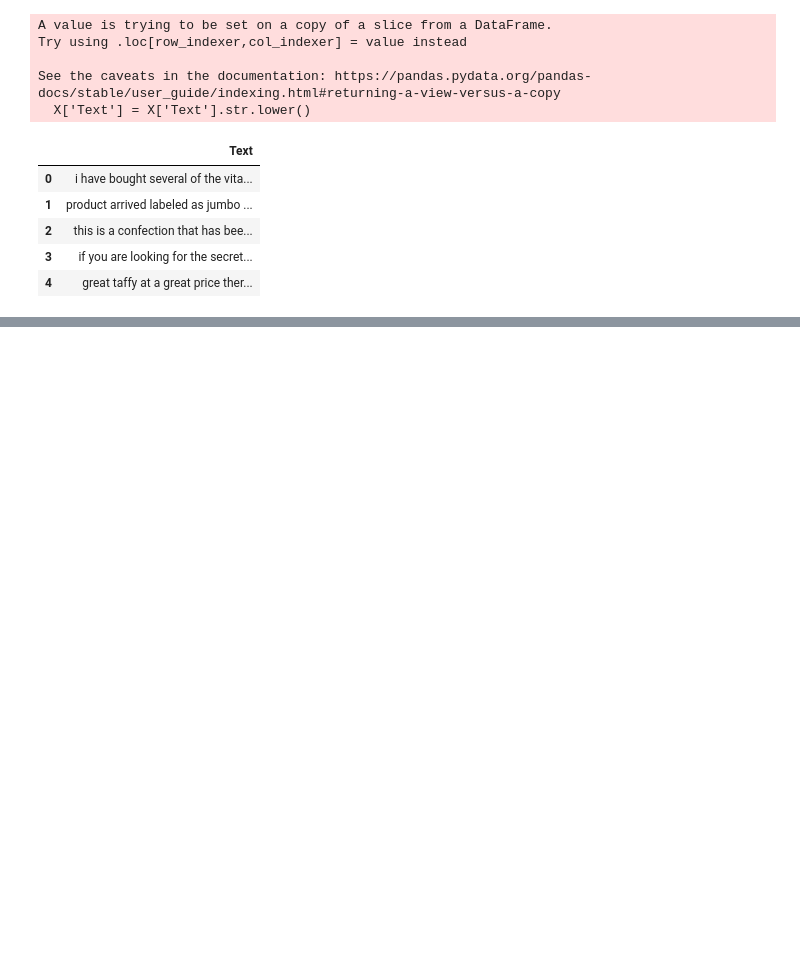
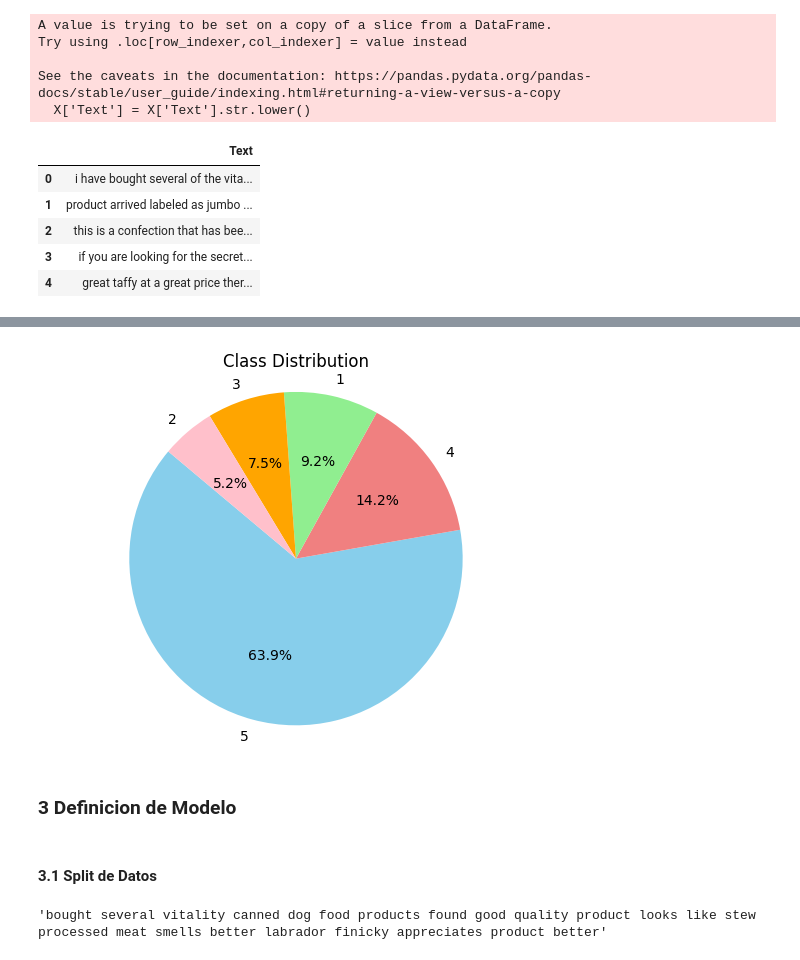
Before and after one commit to mantofer02/DataScienceBootcamp, a Jupyter notebook: FUNDATEC/MachineLearning/Quices/3/Q03_MarcoFerraro.ipynb, the cells around one changed output, grey strips where cells are left out. Saved outputs shown, nothing was run; the diff lists cells and outputs as text; code cells hidden in the pictures; blank space fills up the shorter version.

Commit message:
adding model

```diff
--- a/FUNDATEC/MachineLearning/Quices/3/Q03_MarcoFerraro.ipynb
+++ b/FUNDATEC/MachineLearning/Quices/3/Q03_MarcoFerraro.ipynb
@@ -150,0 +191,10 @@ See the caveats in the documentation: https://pandas.pydata.org/pandas-docs/stab
+# %%
+def plot_pie_chart(y):
+    class_counts = y.value_counts(normalize=True) * 100
+    class_labels = class_counts.index.tolist()
+    colors = ['skyblue', 'lightcoral', 'lightgreen', 'orange', 'pink']
+    plt.pie(class_counts, labels=class_labels, colors=colors, autopct='%1.1f%%', startangle=140)
+    plt.title('Class Distribution')
+    plt.axis('equal')
+
+    plt.show()
@@ -150,0 +205,12 @@ See the caveats in the documentation: https://pandas.pydata.org/pandas-docs/stab
+# %%
+plot_pie_chart(y)
+# %% [output]
+[figure, added]
+# %% [markdown]
+### 3 Definicion de Modelo
+# %% [markdown]
+#### 3.1 Split de Datos
+# %%
+X[0]
+# %% [output]
+'bought several vitality canned dog food products found good quality product looks like stew processed meat smells better labrador finicky appreciates product better'
```
Also changed, not shown: parts of 9 cells of this notebook.
